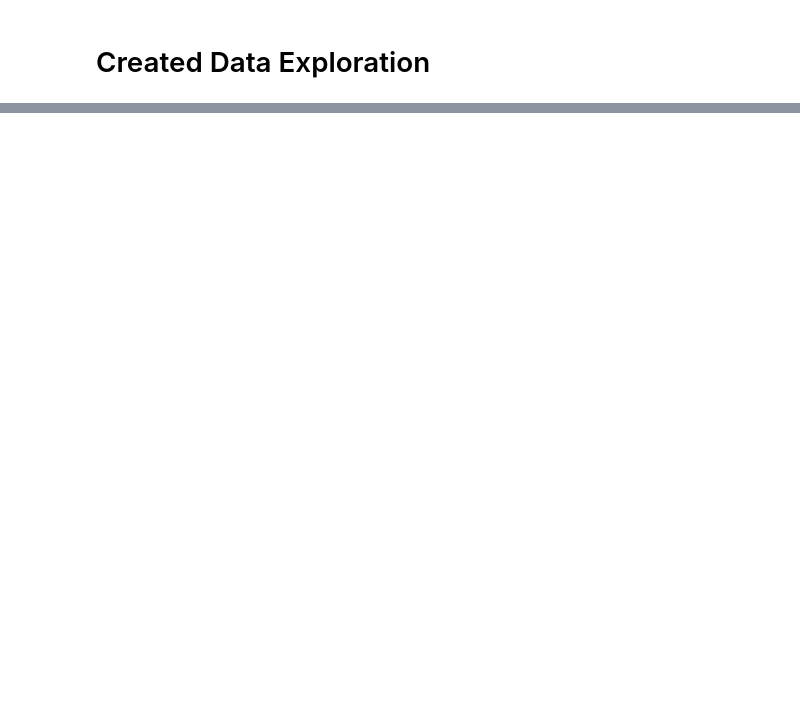
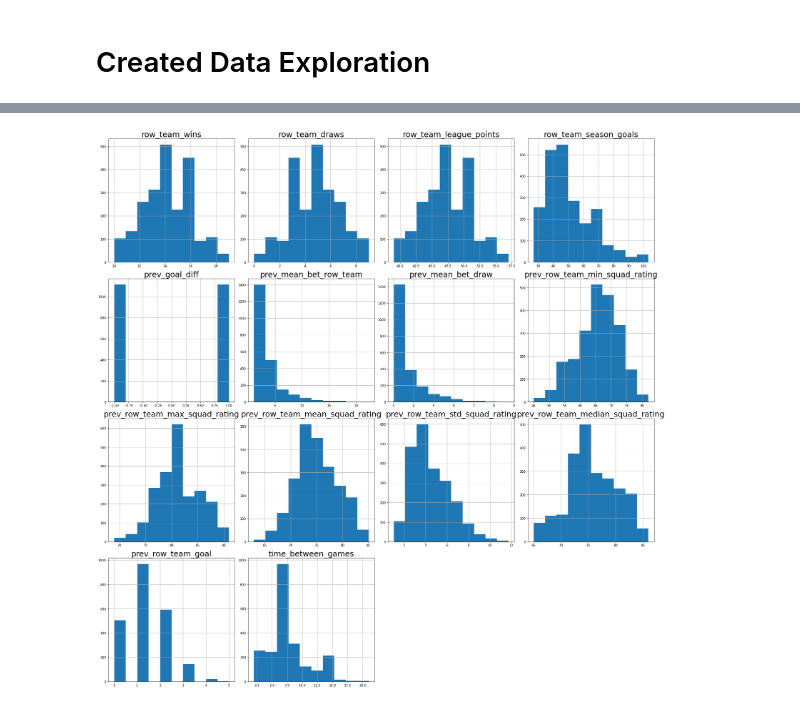
Before and after one commit to eitanbentora/Causal_Inference_in_Soccer, a Jupyter notebook: EDA.ipynb, the cells around one changed output, grey strips where cells are left out. Saved outputs shown, nothing was run; the diff lists cells and outputs as text; code cells hidden in the pictures; blank space fills up the shorter version.

```diff
--- a/EDA.ipynb
+++ b/EDA.ipynb
@@ -45,8 +13,0 @@ plt.savefig('hist_ratings.png')
-# %%
-fig, axs = plt.subplots(len(bet_cols), sharex=True, sharey=True)
-fig.set_figheight(2 * len(bet_cols))
-plt.tight_layout()
-for i, col in enumerate(bet_cols):
-    axs[i].hist(data[col], bins=20)
-    axs[i].set_title(col.replace('_', ' '))
-plt.savefig('hist_bets.png')
@@ -54,0 +72,8 @@ plt.savefig('hist_bets.png')
+# %%
+plot_df = df.drop(columns=['row_team', 'league_id', 'prev_date', 'prev_match_api_id', 'next_match_api_id', 'next_date'] +
+        [col for col in df.columns if 'rival' in col or 'next' in col])
+fig = plot_df.hist(figsize=(25, 25));
+[x.title.set_size(25) for x in fig.ravel()]
+plt.tight_layout()
+# %% [output]
+[figure, added]
```
Also changed, not shown: parts of 17 cells of this notebook, 3 other files.
